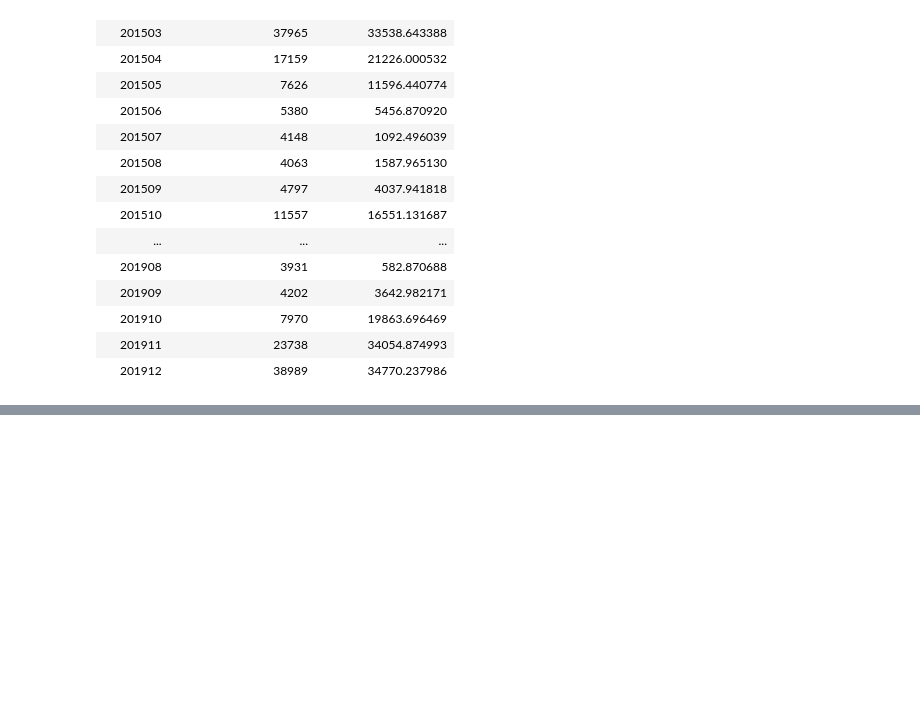
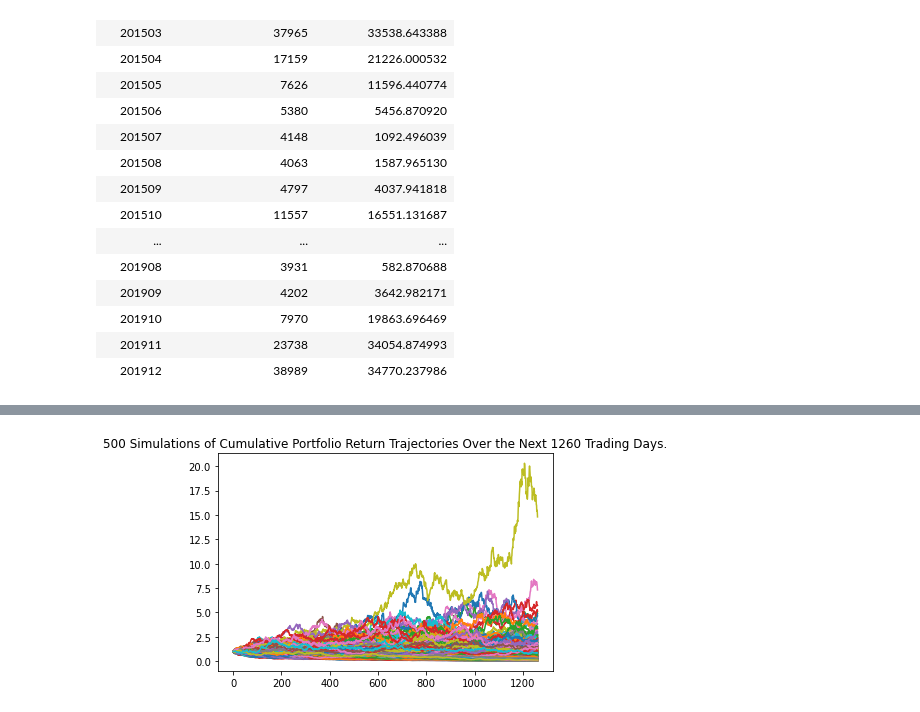
Before and after one commit to SabahatJK/EDA_NG, a Jupyter notebook: Starter Code_SK.ipynb, the cells around one changed output, grey strips where cells are left out. Drawn from its saved outputs; the diff is of its cells as text; code cells hidden in the pictures; blank space fills up the shorter version.

Commit message:
Added MC Simulation

```diff
--- a/Starter Code_SK.ipynb
+++ b/Starter Code_SK.ipynb
@@ -988,3 +994,25 @@ interact_panel = pn.interact(linear_regression_storage_temp, state = states  )
 pn.Column(interact_panel[0][0], interact_panel[1][0], scroll=False, width=500)
 # %% [output]
 [interactive output not drawn]
+# %%
+# Configuring a Monte Carlo simulation to forecast 30 years cumulative returns
+# Data has AGG first and then SPY, so the weights have to be [.40, .60]
+
+df_historic2010_2014 = yfinance_tickers_data("NG=F", start_date, end_date, drop_extra_cols = True )
+
+
+df = pd.concat((df_historic, df_historic), join="inner", axis=1 , sort=True, keys=["NG"]).dropna()
+df = df.rename(columns = {"Close": "close"})
+#df_historic2010_2014
+# %%
+nsim = 500
+port_weights = [1]
+years = 5
+
+MC_stock_dist = MCSimulation(
+    portfolio_data = df,
+    weights = port_weights,
+    num_simulation = nsim,
+    num_trading_days = 252 * 5
+    )
+MC_stock_dist.portfolio_data.head()
@@ -990,0 +1062,5 @@ pn.Column(interact_panel[0][0], interact_panel[1][0], scroll=False, width=500)
+# %%
+# Plot Simulation
+dist_plot = MC_stock_dist.plot_simulation()
+# %% [output]
+[figure, added]
```
Also changed, not shown: parts of 9 cells of this notebook.
